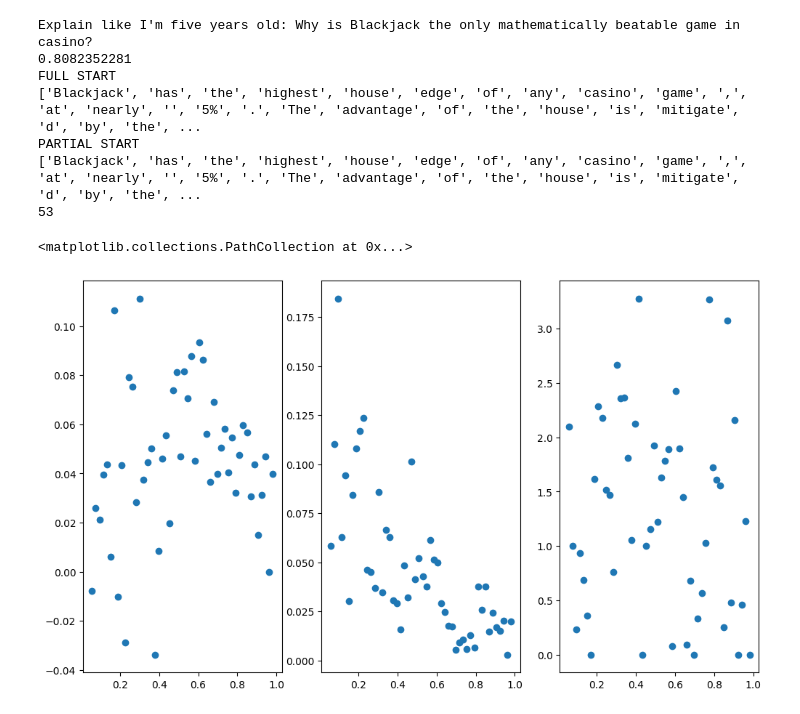
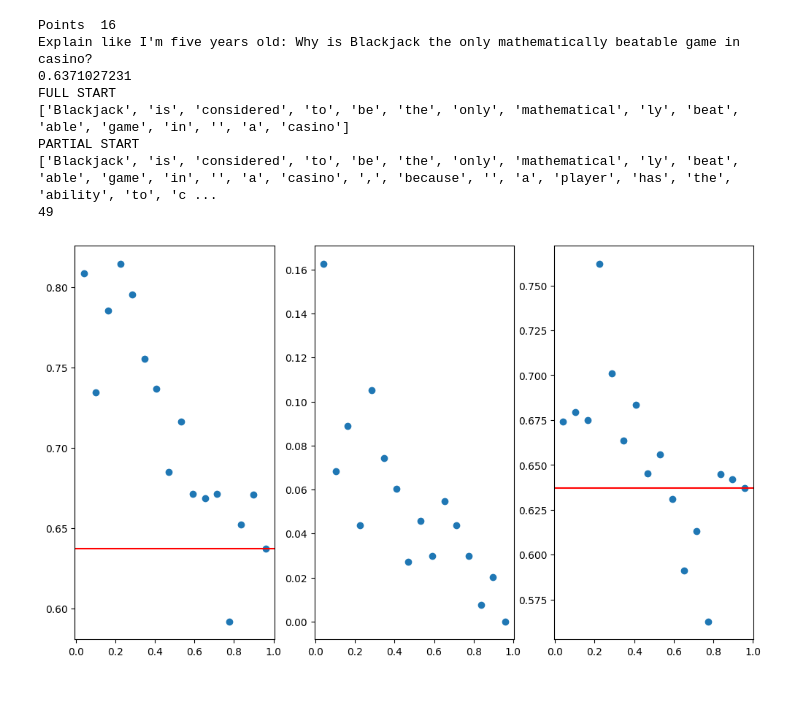
Before and after one commit to PrasannS/tfr-decoding, a Jupyter notebook: analyze_entropy.ipynb, the cells around one changed output. Saved outputs shown, nothing was run; the diff lists cells and outputs as text; code cells hidden in the pictures.

Commit message:
training code for steamshp

```diff
--- a/analyze_entropy.ipynb
+++ b/analyze_entropy.ipynb
@@ -44,6 +48,5 @@ def mean(l):
         return 0
     return sum(l)/len(l)
 # %%
-EBASE = "output/exhaustive/"
-ind = 49
-e = pd.read_json(EBASE+"ex"+str(ind)+".jsonl", orient="records", lines=True)
+EBASE = "output/"
+e = pd.read_json(EBASE+"testbigdset.jsonl", orient="records", lines=True)
@@ -167,3 +81,3 @@ def extract_scatter(datadf, uses):
 # %%
-resdf  = extract_scatter(e, ['best'])
-#resdf['selstrs'] = resdf.apply(lambda row: [tokenizer.decode(t) for t in tokenizer(row['selstrs'][0]).input_ids], axis=1)
+resdf  = extract_scatter(e, "rand")
+#resdf['selstrs']= resdf.apply(lambda row: [tokenizer.decode(t) for t in tokenizer(row['selstrs'][0]).input_ids], axis=1)
@@ -195,29 +183,42 @@ plt.hist(resdf['prefpercent'])
 # %%
-# get individual prefix scatters
-smans = []
-alluns = list(resdf['initsco'].unique())
-vind = 12
-subset = resdf[resdf['initsco']==alluns[vind]]
-print(subset['prompt'].iloc[0])
-print(alluns[vind])
-print("FULL START")
-print(subset['inpstrs'].iloc[0][:int(ilen*1)])
-ilen = len(subset['inpstrs'].iloc[0])
-ratio=1
-print("PARTIAL START")
-print(subset['inpstrs'].iloc[0][:int(ilen*ratio)])
-print(len(subset['inpstrs'].iloc[0]))
-fig, ax = plt.subplots(1, 3, figsize=(12, 7))
-ax[0].scatter(subset['prefpercent'].iloc[:int(ilen*ratio)], subset['improves'].iloc[:int(ilen*ratio)])
-ax[1].scatter(subset['prefpercent'].iloc[:int(ilen*ratio)], subset['stdevs'].iloc[:int(ilen*ratio)])
-ax[2].scatter(subset['prefpercent'].iloc[:int(ilen*ratio)], subset['entropy'].iloc[:int(ilen*ratio)])
+def plot_data(vind, cutoff):
+    # all unique initial scores
+    alluns = list(resdf['initsco'].unique())
+
+    # get values at given spot
+    subset = resdf[resdf['initsco']==alluns[vind]]
+    ilen = len(subset)
+    if cutoff == -1:
+        cutoff = ilen
+    print("Points ", ilen)
+
+    # print prompt / SteamSHP
+    print(subset['prompt'].iloc[0])
+    print(alluns[vind])
+
+    print("FULL START")
+    print(subset['inpstrs'].iloc[0][:int(ilen*1)])
+    print("PARTIAL START")
+    print(subset['inpstrs'].iloc[0][:int(subset['prefix'].iloc[cutoff-1])])
+    print(len(subset['inpstrs'].iloc[0]))
+    fig, ax = plt.subplots(1, 3, figsize=(12, 7))
+    ax[0].scatter(subset['prefpercent'].iloc[:cutoff], subset['improves'].iloc[:cutoff]+subset['initsco'].iloc[0])
+    ax[0].axhline(y = subset['initsco'].iloc[0], color = 'r', linestyle = '-')
+    ax[1].scatter(subset['prefpercent'].iloc[:cutoff], subset['stdevs'].iloc[:cutoff])
+    ax[2].scatter(subset['prefpercent'].iloc[:cutoff], subset['means'].iloc[:cutoff])
+    ax[2].axhline(y = subset['initsco'].iloc[0], color = 'r', linestyle = '-')
+
+vi = 12
+
+cut = -1
+plot_data(vi, cut)
 # %% [output]
+Points  16
 Explain like I'm five years old: Why is Blackjack the only mathematically beatable game in casino?
-0.8082352281
+0.6371027231
 FULL START
-['Blackjack', 'has', 'the', 'highest', 'house', 'edge', 'of', 'any', 'casino', 'game', ',', 'at', 'nearly', '', '5%', '.', 'The', 'advantage', 'of', 'the', 'house', 'is', 'mitigate', 'd', 'by', 'the', ...
+['Blackjack', 'is', 'considered', 'to', 'be', 'the', 'only', 'mathematical', 'ly', 'beat', 'able', 'game', 'in', '', 'a', 'casino']
 PARTIAL START
-['Blackjack', 'has', 'the', 'highest', 'house', 'edge', 'of', 'any', 'casino', 'game', ',', 'at', 'nearly', '', '5%', '.', 'The', 'advantage', 'of', 'the', 'house', 'is', 'mitigate', 'd', 'by', 'the', ...
-53
+['Blackjack', 'is', 'considered', 'to', 'be', 'the', 'only', 'mathematical', 'ly', 'beat', 'able', 'game', 'in', '', 'a', 'casino', ',', 'because', '', 'a', 'player', 'has', 'the', 'ability', 'to', 'c ...
+49
-<matplotlib.collections.PathCollection at 0x...>
-[figure, old version]
+[figure, new version]
```
Also changed, not shown: parts of 66 cells of this notebook, 15 other files.
